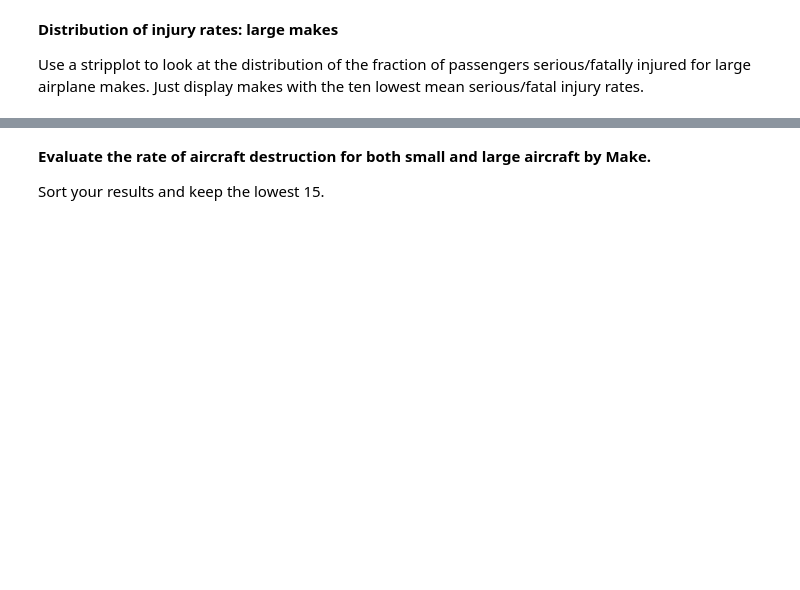
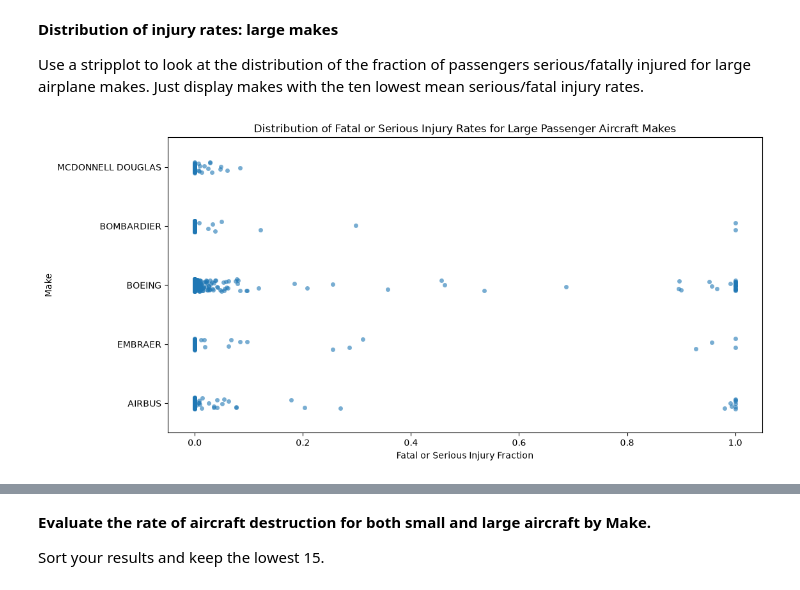
Before and after one commit to amacken3/dsc-course0-m8-lab, a Jupyter notebook: Aviation_Accidents_Data_Analysis.ipynb, the cells around one changed output, grey strips where cells are left out. Saved outputs shown, nothing was run; the diff lists cells and outputs as text; code cells hidden in the pictures; blank space fills up the shorter version.

```diff
--- a/Aviation_Accidents_Data_Analysis.ipynb
+++ b/Aviation_Accidents_Data_Analysis.ipynb
@@ -144,3 +173,32 @@ Use a violinplot to look at the distribution of the fraction of passengers serio
 **Distribution of injury rates: large makes**
 
 Use a stripplot to look at the distribution of the fraction of passengers serious/fatally injured for large airplane makes. Just display makes with the ten lowest mean serious/fatal injury rates.
+# %%
+large_make_names = lowest_15_makes_by_size[
+    lowest_15_makes_by_size["Aircraft.Size"] == "Large Passenger Aircraft"
+]["Make"]
+
+large_make_injury_data = df[
+    (df["Aircraft.Size"] == "Large Passenger Aircraft")
+    & (df["Make"].isin(large_make_names))
+    & (df["Fatal.Serious.Injury.Fraction"].notna())
+].copy()
+
+plt.figure(figsize=(12, 6))
+
+sns.stripplot(
+    data=large_make_injury_data,
+    x="Fatal.Serious.Injury.Fraction",
+    y="Make",
+    order=large_make_names,
+    jitter=True,
+    alpha=0.6,
+)
+
+plt.title("Distribution of Fatal or Serious Injury Rates for Large Passenger Aircraft Makes")
+plt.xlabel("Fatal or Serious Injury Fraction")
+plt.ylabel("Make")
+
+plt.show()
+# %% [output]
+[figure, added]
```
Also changed, not shown: parts of 7 cells of this notebook.
